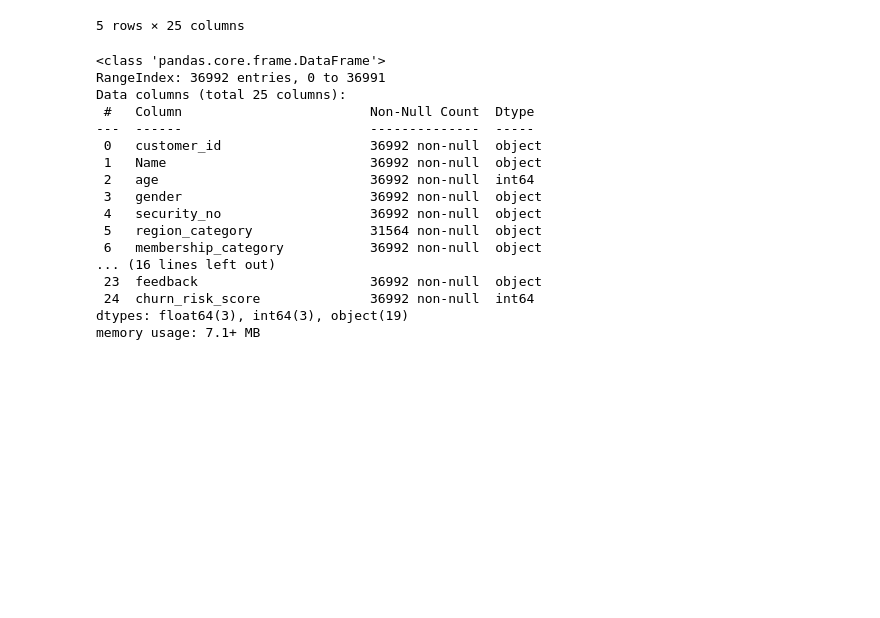
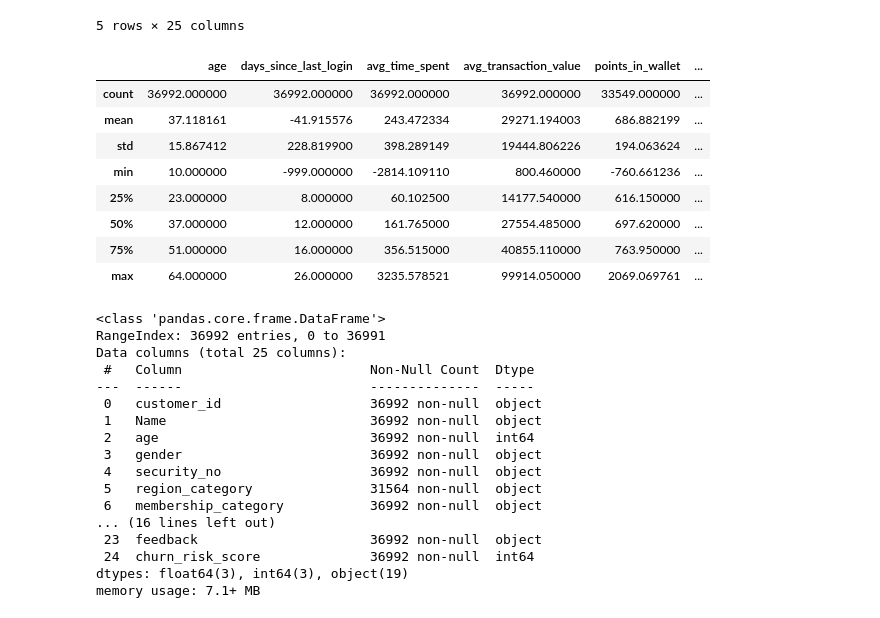
Before and after one commit to Ahsan-Ehtesham/Churn-Risk-Score-Prediction, a Jupyter notebook: Churn Risk Score Prediction.ipynb, the cells around one changed output. Saved outputs shown, nothing was run; the diff lists cells and outputs as text; code cells hidden in the pictures; blank space fills up the shorter version.

```diff
--- a/Churn Risk Score Prediction.ipynb
+++ b/Churn Risk Score Prediction.ipynb
@@ -44,3 +43,15 @@ dataset_train_copy.head()
+# %%
+dataset_train_copy.describe()
+# %% [output]
+|  | age | days_since_last_login | avg_time_spent | avg_transaction_value | points_in_wallet | ... |
+| count | 36992.000000 | 36992.000000 | 36992.000000 | 36992.000000 | 33549.000000 | ... |
+| mean | 37.118161 | -41.915576 | 243.472334 | 29271.194003 | 686.882199 | ... |
+| std | 15.867412 | 228.819900 | 398.289149 | 19444.806226 | 194.063624 | ... |
+| min | 10.000000 | -999.000000 | -2814.109110 | 800.460000 | -760.661236 | ... |
+| 25% | 23.000000 | 8.000000 | 60.102500 | 14177.540000 | 616.150000 | ... |
+| 50% | 37.000000 | 12.000000 | 161.765000 | 27554.485000 | 697.620000 | ... |
+| 75% | 51.000000 | 16.000000 | 356.515000 | 40855.110000 | 763.950000 | ... |
+| max | 64.000000 | 26.000000 | 3235.578521 | 99914.050000 | 2069.069761 | ... |
 # %%
 dataset_train_copy.info()
 # %% [output]
```
Also changed, not shown: parts of 12 cells of this notebook, 1 other file.
